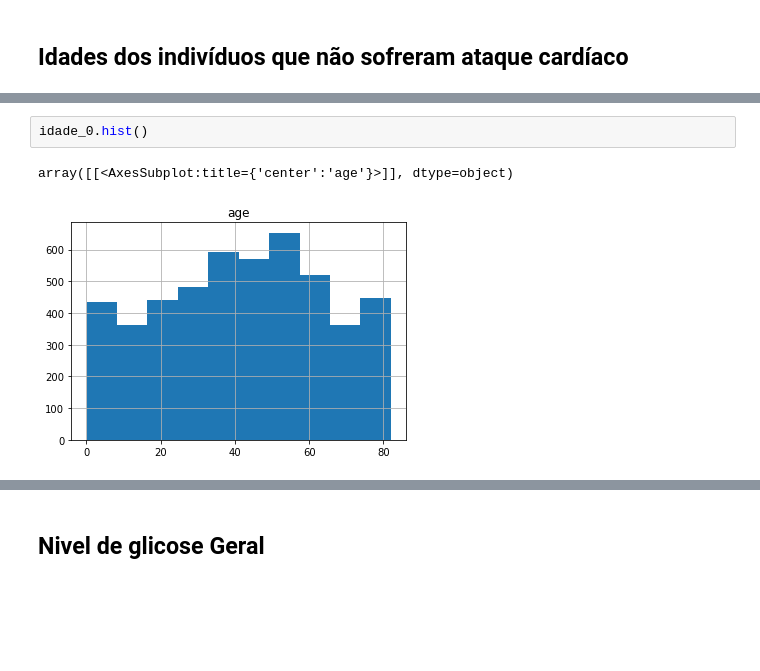
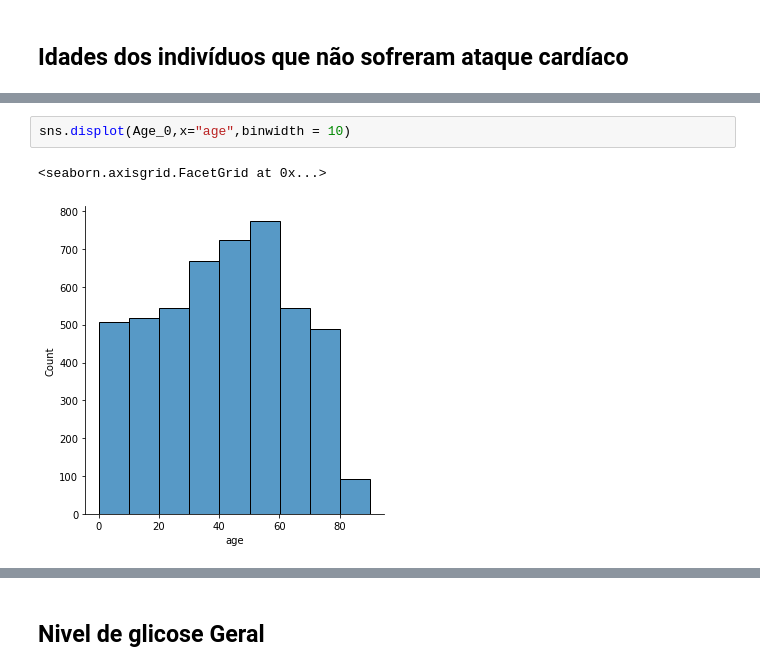
Before and after one commit to lucasma7/Exploratory_Analysis_Stroke, a Jupyter notebook: exploratory_analysis_stroke.ipynb, the cells around one changed output, grey strips where cells are left out. Cells and saved outputs as stored; diff of their text form; blank space fills up the shorter version.

```diff
--- a/exploratory_analysis_stroke.ipynb
+++ b/exploratory_analysis_stroke.ipynb
@@ -195,8 +122,8 @@ idade_0.boxplot()
 # %% [output]
 <AxesSubplot:>
 [figure]
-# %%
-idade_0.hist()
-# %% [output]
-array([[<AxesSubplot:title={'center':'age'}>]], dtype=object)
-[figure, removed]
+# %%
+sns.displot(Age_0,x="age",binwidth = 10)
+# %% [output]
+<seaborn.axisgrid.FacetGrid at 0x...>
+[figure, added]
```
Also changed, not shown: parts of 46 cells of this notebook.
